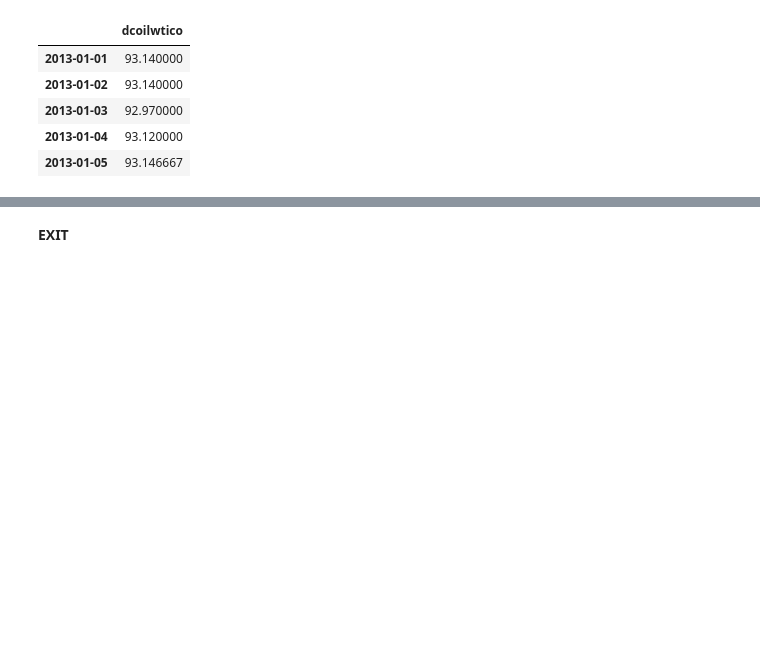
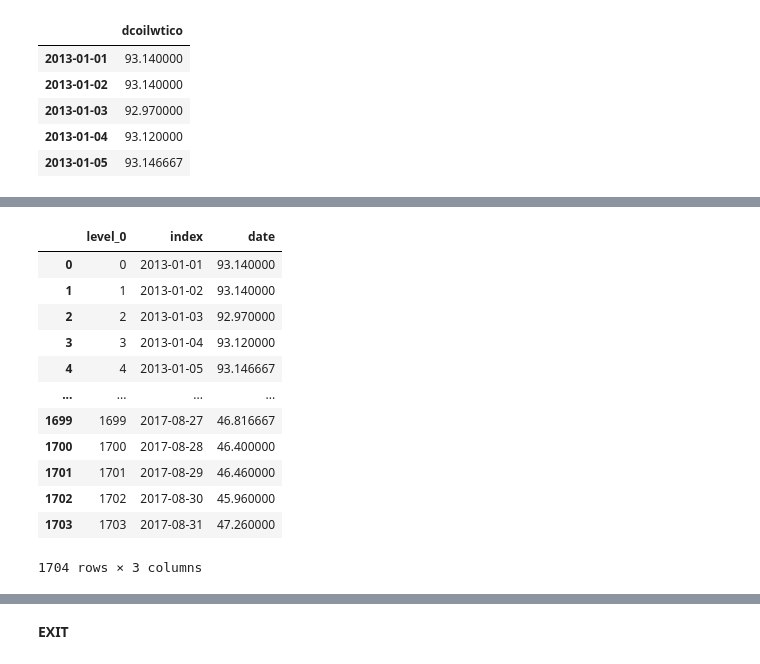
Before and after one commit to Divgithub045/mlProject-salesPredictor, a Jupyter notebook: model.ipynb, the cells around one changed output, grey strips where cells are left out. Drawn from its saved outputs; the diff is of its cells as text; code cells hidden in the pictures; blank space fills up the shorter version.

```diff
--- a/model.ipynb
+++ b/model.ipynb
@@ -114,0 +152,16 @@ df_oil.head()
+# %%
+df_oil
+# %% [output]
+|  | level_0 | index | date |
+| 0 | 0 | 2013-01-01 | 93.140000 |
+| 1 | 1 | 2013-01-02 | 93.140000 |
+| 2 | 2 | 2013-01-03 | 92.970000 |
+| 3 | 3 | 2013-01-04 | 93.120000 |
+| 4 | 4 | 2013-01-05 | 93.146667 |
+| ... | ... | ... | ... |
+| 1699 | 1699 | 2017-08-27 | 46.816667 |
+| 1700 | 1700 | 2017-08-28 | 46.400000 |
+| 1701 | 1701 | 2017-08-29 | 46.460000 |
+| 1702 | 1702 | 2017-08-30 | 45.960000 |
+| 1703 | 1703 | 2017-08-31 | 47.260000 |
+1704 rows × 3 columns
```
Also changed, not shown: parts of 19 cells of this notebook.
